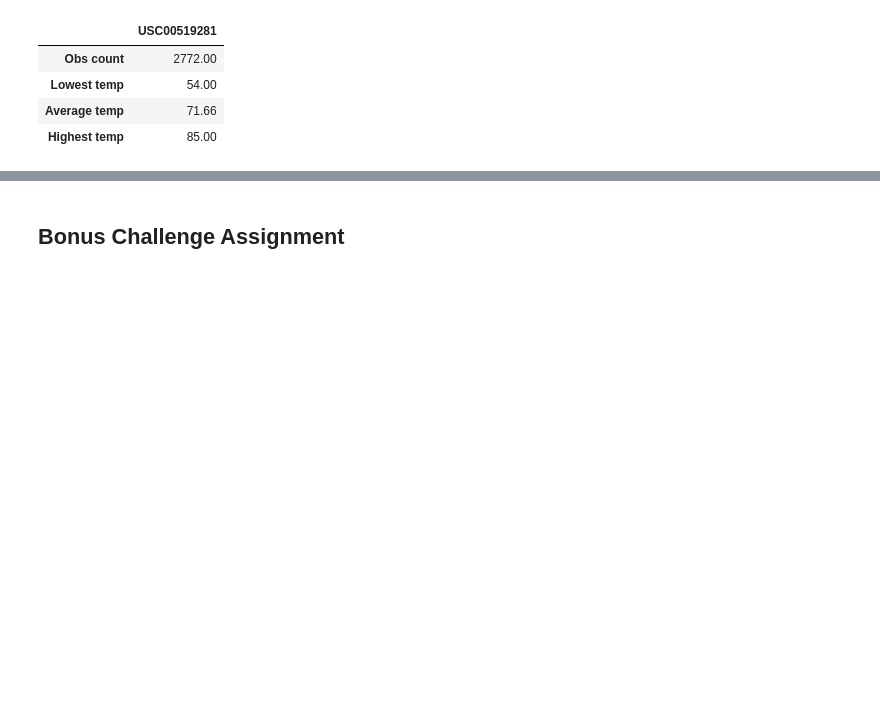
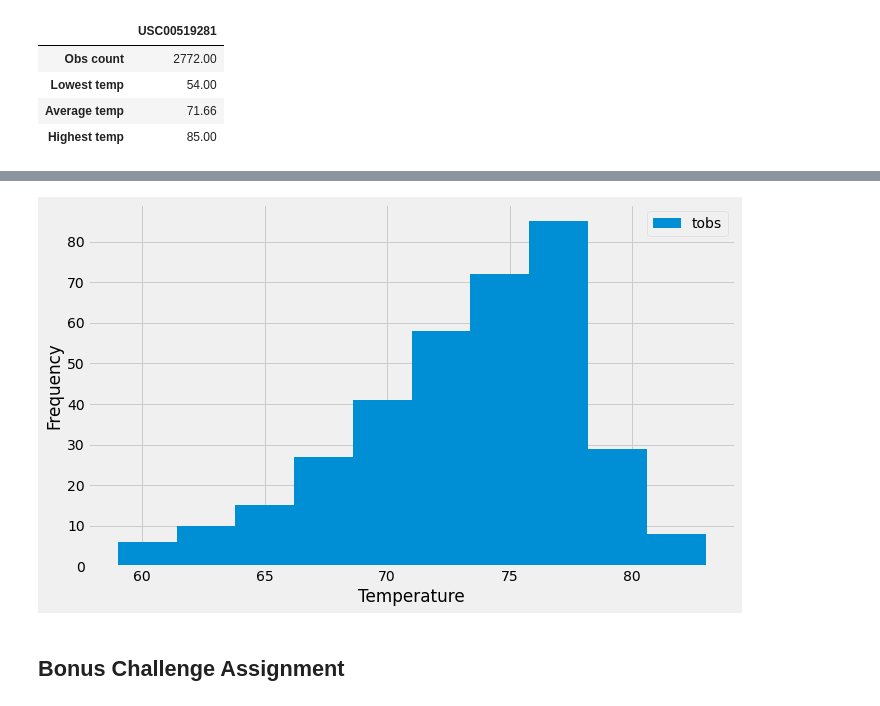
Before and after one commit to i-am-phoenix/rice-btcmp-hw10-sqlalchemy-challenge, a Jupyter notebook: climate_starter.ipynb, the cells around one changed output, grey strips where cells are left out. Saved outputs shown, nothing was run; the diff lists cells and outputs as text; code cells hidden in the pictures; blank space fills up the shorter version.

```diff
--- a/climate_starter.ipynb
+++ b/climate_starter.ipynb
@@ -181,15 +187,17 @@ pd.DataFrame(station_stats.loc[most_active_station])
 # %%
 # Choose the station with the highest number of temperature observations.
 # Query the last 12 months of temperature observation data for this station and plot the results as a histogram
-station_USC00519281_data=climate_df[climate_df['station'] == 'USC00519281']
+station_USC00519281_data=climate_df[climate_df['station'] == most_active_station]
 station_USC00519281_data
 plt.figure(figsize=(10,6))
 plt.hist(station_USC00519281_data['tobs'], label='tobs')
 plt.xlabel('Temperature')
 plt.ylabel('Frequency')
 plt.legend()
 plt.tight_layout()
 plt.savefig("Images/temperature_own.png")
+# %% [output]
+[figure, added]
 # %% [markdown]
 ## Bonus Challenge Assignment
 # %%
```
Also changed, not shown: parts of 1 cell of this notebook, 1 other file.
